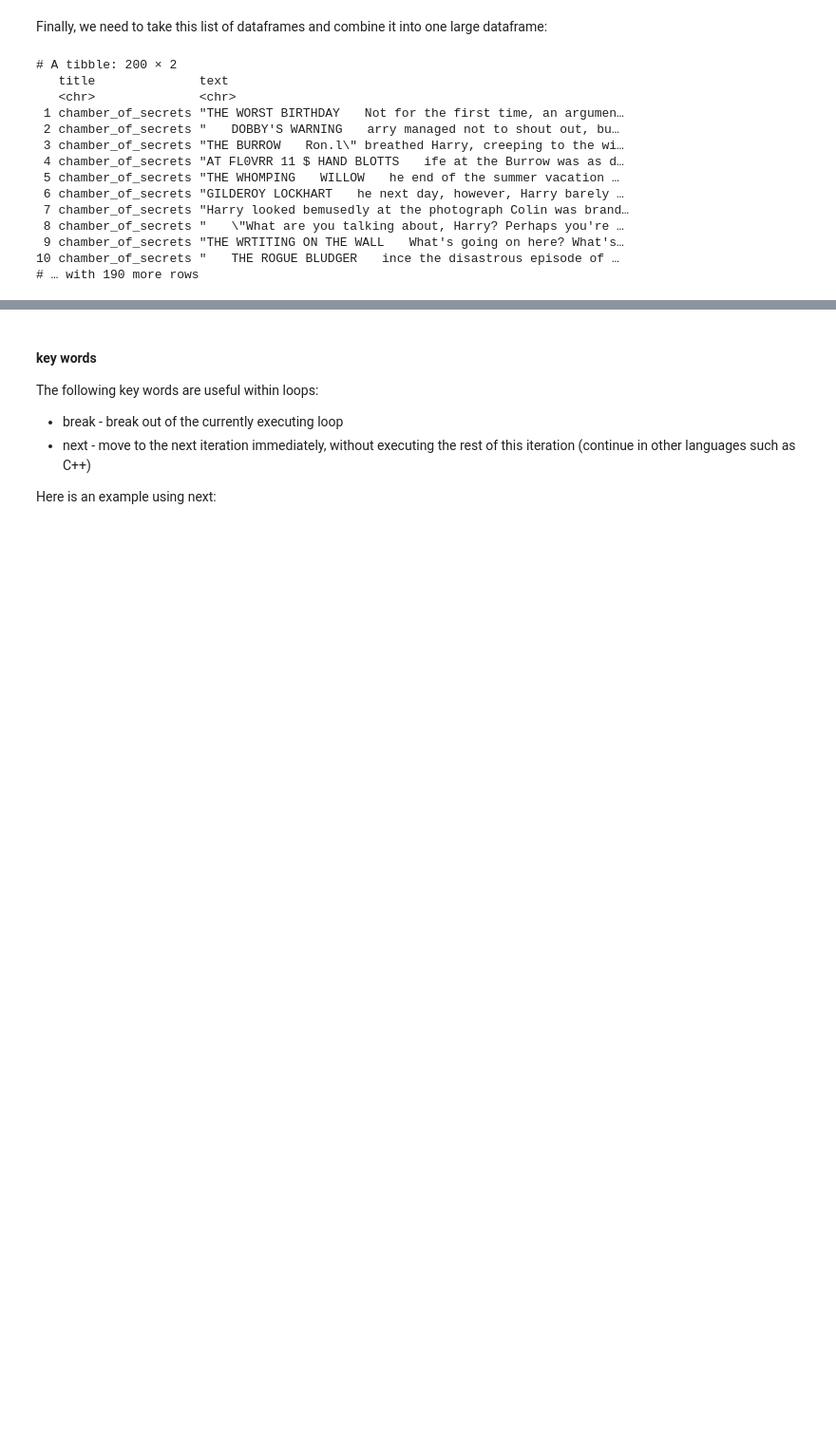
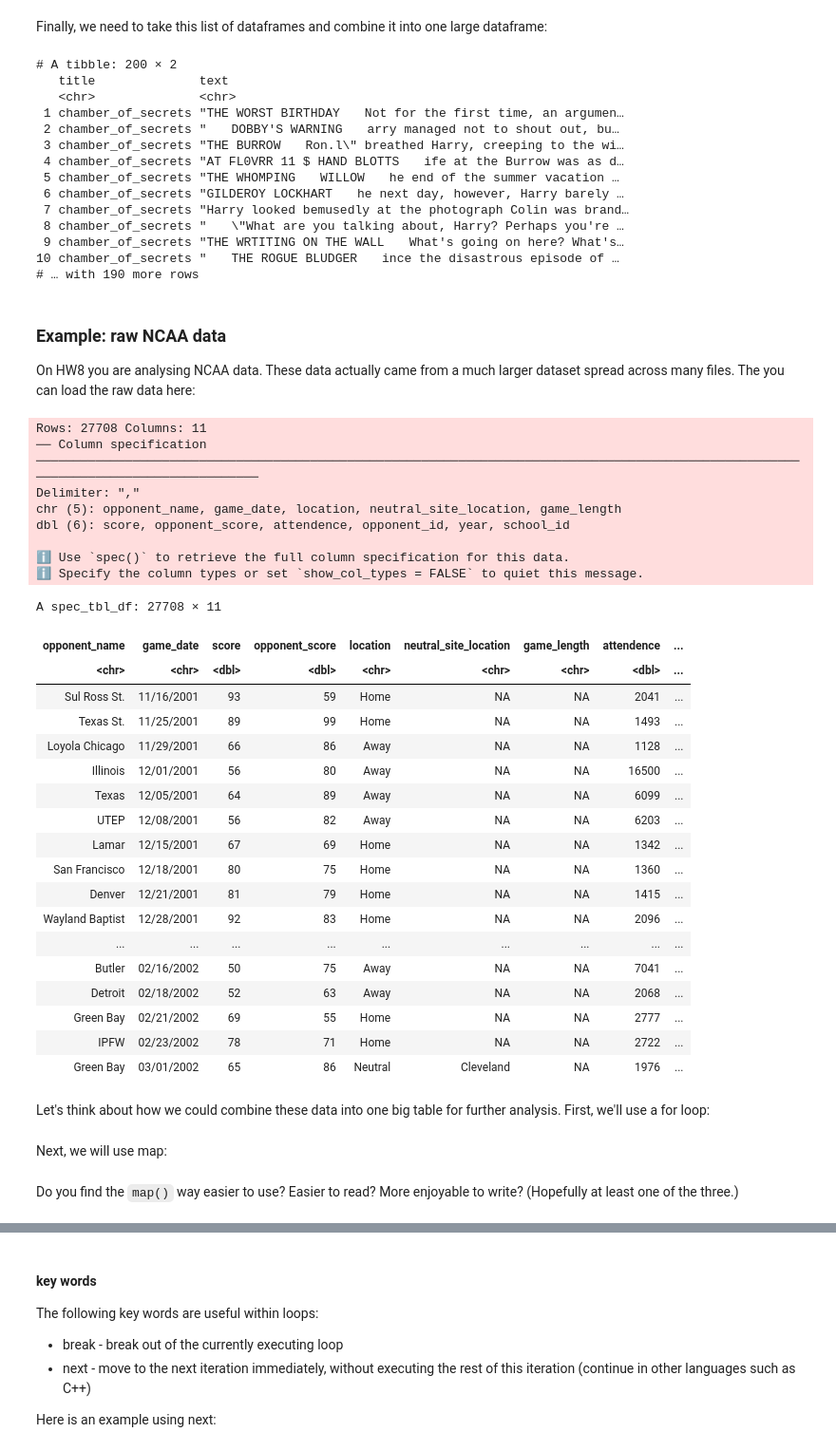
Before and after one commit to stats306/w23, a Jupyter notebook: lectures/week12/lecture17.ipynb, the cells around one changed output, grey strips where cells are left out. Shown at 95% size. Cells and saved outputs as stored; diff of their text form; code cells hidden in the pictures; blank space fills up the shorter version.

```diff
--- a/lectures/week12/lecture17.ipynb
+++ b/lectures/week12/lecture17.ipynb
@@ -379,3 +386,39 @@ hp %>%
  9 chamber_of_secrets "THE WRTITING ON THE WALL　　What's going on here? What's…
 10 chamber_of_secrets "　　THE ROGUE BLUDGER　　ince the disastrous episode of …
 # … with 190 more rows
+# %% [markdown]
+### Example: raw NCAA data
+On HW8 you are analysing NCAA data. These data actually came from a much larger dataset spread across many files. The you can load the raw data here:
+# %%
+u <- "https://datasets.stats306.org/ncaa/ncaa_games_2002.csv.gz"  # contains data for 2002-2019
+read_csv(u)
+# %% [output]
+Rows: 27708 Columns: 11
+── Column specification ─────────────────────────────────────────────────────────────────────────────────────────────────────────────────────────────────────
+Delimiter: ","
+chr (5): opponent_name, game_date, location, neutral_site_location, game_length
+dbl (6): score, opponent_score, attendence, opponent_id, year, school_id
+
+ℹ Use `spec()` to retrieve the full column specification for this data.
+ℹ Specify the column types or set `show_col_types = FALSE` to quiet this message.
+A spec_tbl_df: 27708 × 11
+| opponent_name | game_date | score | opponent_score | location | neutral_site_location | game_length | attendence | ... |
+| <chr> | <chr> | <dbl> | <dbl> | <chr> | <chr> | <chr> | <dbl> | ... |
+| Sul Ross St. | 11/16/2001 | 93 | 59 | Home | NA | NA | 2041 | ... |
+| Texas St. | 11/25/2001 | 89 | 99 | Home | NA | NA | 1493 | ... |
+| Loyola Chicago | 11/29/2001 | 66 | 86 | Away | NA | NA | 1128 | ... |
+| Illinois | 12/01/2001 | 56 | 80 | Away | NA | NA | 16500 | ... |
+| Texas | 12/05/2001 | 64 | 89 | Away | NA | NA | 6099 | ... |
+| UTEP | 12/08/2001 | 56 | 82 | Away | NA | NA | 6203 | ... |
+| Lamar | 12/15/2001 | 67 | 69 | Home | NA | NA | 1342 | ... |
+| San Francisco | 12/18/2001 | 80 | 75 | Home | NA | NA | 1360 | ... |
+| Denver | 12/21/2001 | 81 | 79 | Home | NA | NA | 1415 | ... |
+| Wayland Baptist | 12/28/2001 | 92 | 83 | Home | NA | NA | 2096 | ... |
+| ... | ... | ... | ... | ... | ... | ... | ... | ... |
+| Butler | 02/16/2002 | 50 | 75 | Away | NA | NA | 7041 | ... |
+| Detroit | 02/18/2002 | 52 | 63 | Away | NA | NA | 2068 | ... |
+| Green Bay | 02/21/2002 | 69 | 55 | Home | NA | NA | 2777 | ... |
+| IPFW | 02/23/2002 | 78 | 71 | Home | NA | NA | 2722 | ... |
+| Green Bay | 03/01/2002 | 65 | 86 | Neutral | Cleveland | NA | 1976 | ... |
+# %% [markdown]
+Let's think about how we could combine these data into one big table for further analysis. First, we'll use a for loop:
@@ -381,0 +427,2 @@ hp %>%
+# %% [markdown]
+Next, we will use map:
@@ -382 +431,3 @@ hp %>%
+# %% [markdown]
+Do you find the `map()` way easier to use? Easier to read? More enjoyable to write? (Hopefully at least one of the three.)
 # %% [markdown]
```
Also changed, not shown: parts of 33 cells of this notebook.
